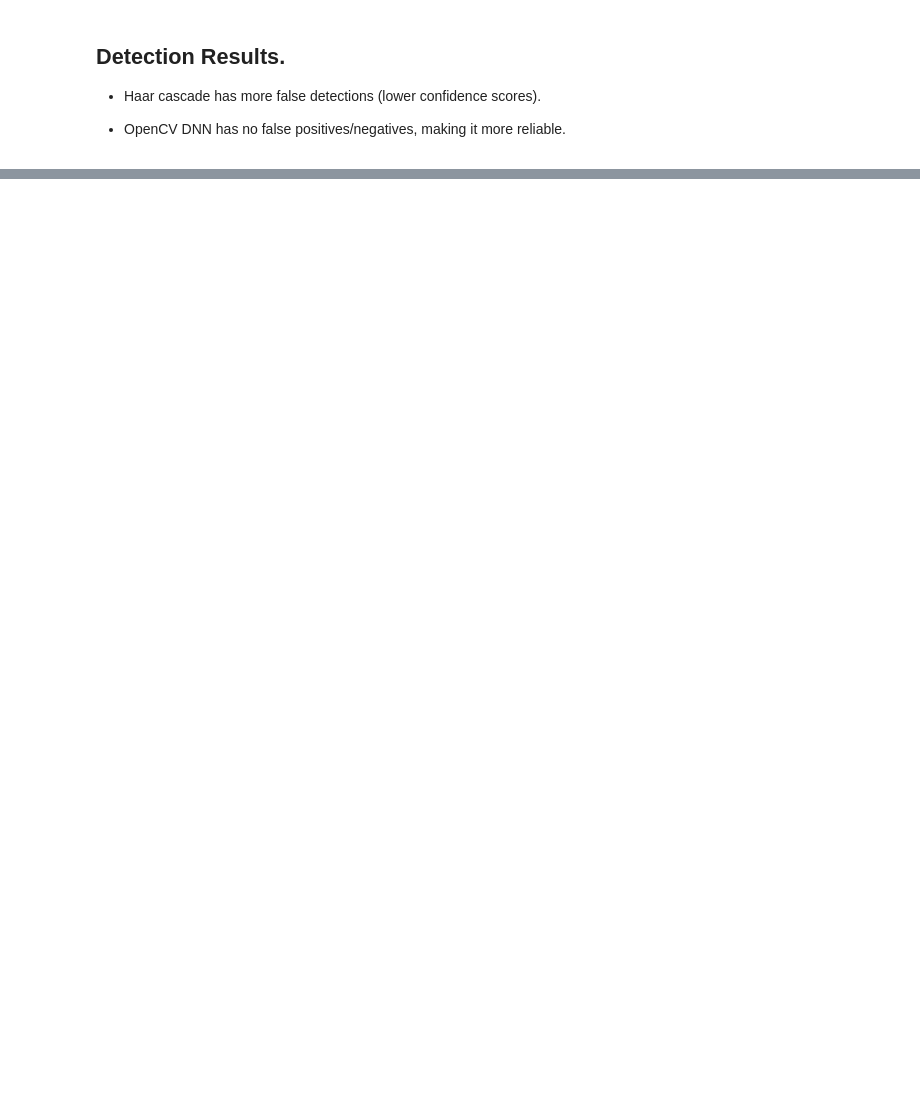
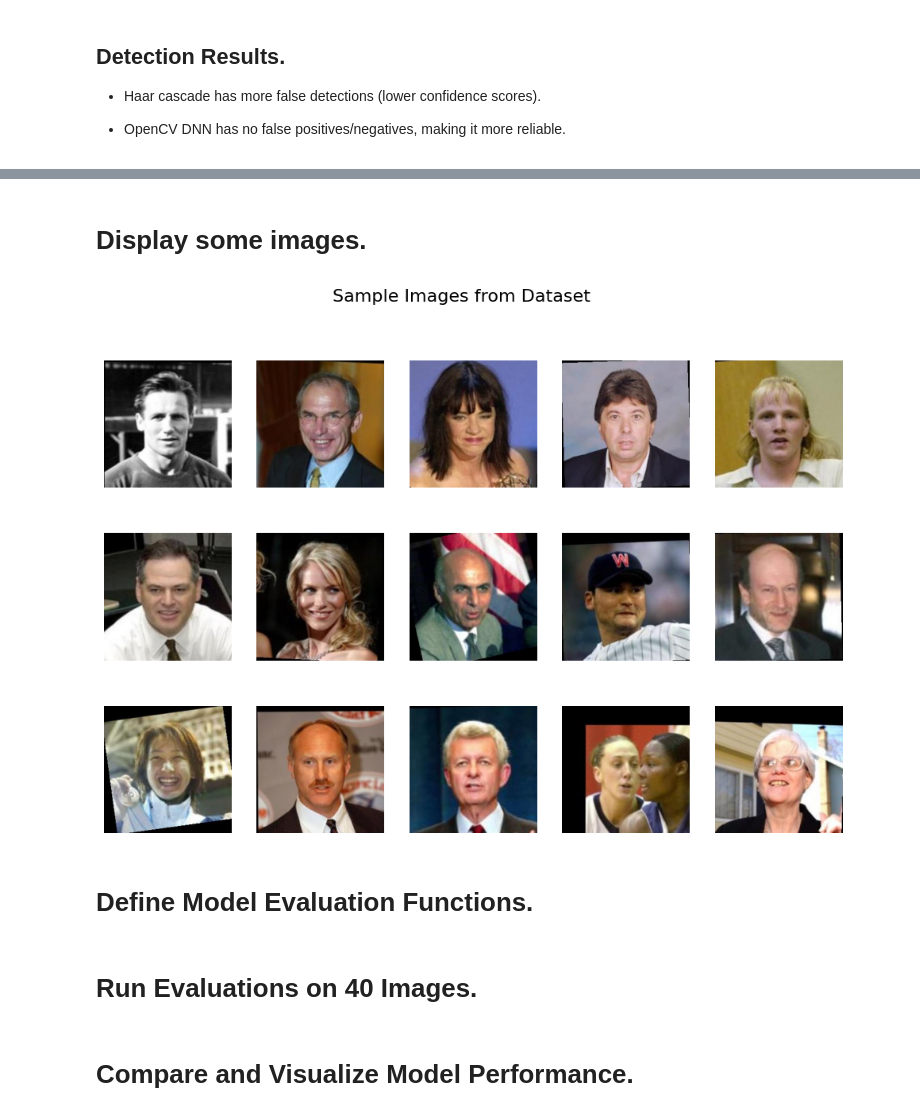
Before and after one commit to Kam-Willy/ComputerVision, a Jupyter notebook: facial-recognition.ipynb, the cells around one changed output, grey strips where cells are left out. Cells and saved outputs as stored; diff of their text form; code cells hidden in the pictures; blank space fills up the shorter version.

```diff
--- a/facial-recognition.ipynb
+++ b/facial-recognition.ipynb
@@ -786,0 +768,46 @@ Name: count, dtype: int64
+# %%
+individuals = os.listdir(DATASET_PATH)
+random.shuffle(individuals)
+
+# Select 40 random images
+selected_images = []
+for person in individuals[:40]:
+    person_path = os.path.join(DATASET_PATH, person)
+    image_name = random.choice(os.listdir(person_path))
+    image_path = os.path.join(person_path, image_name)
+    selected_images.append(image_path)
+# %% [markdown]
+# Display some images.
+# %%
+def display_sample_images(image_list, num_images=15):
+    """
+    Displays a grid of sample images from the dataset.
+
+    Parameters:
+    - image_list (list): List of image file paths or image arrays.
+    - num_images (int): Number of images to display (default: 15).
+    """
+    # Ensure we don't exceed available images
+    num_images = min(num_images, len(image_list))
+
+    # Randomly select images
+    selected_images = random.sample(image_list, num_images)
+
+    # Create a figure
+    fig, axes = plt.subplots(3, 5, figsize=(12, 8))  # 3 rows, 5 columns
+    fig.suptitle("Sample Images from Dataset", fontsize=16)
+
+    for ax, img_path in zip(axes.flat, selected_images):
+        # Load image
+        img = plt.imread(img_path)  # If using file paths
+        ax.imshow(img, cmap="gray")  # Display in grayscale if necessary
+        ax.axis("off")  # Hide axes labels
+
+    plt.show()
+# %%
+# Call the function
+display_sample_images(selected_images)  # Pass the list of images used in evaluation.
+# %% [output]
+[figure, added]
+# %% [markdown]
+# Define Model Evaluation Functions.
@@ -786,0 +841,2 @@ Name: count, dtype: int64
+# %% [markdown]
+# Run Evaluations on 40 Images.
@@ -786,0 +870,2 @@ Name: count, dtype: int64
+# %% [markdown]
+# Compare and Visualize Model Performance.
```
Also changed, not shown: parts of 24 cells of this notebook.
